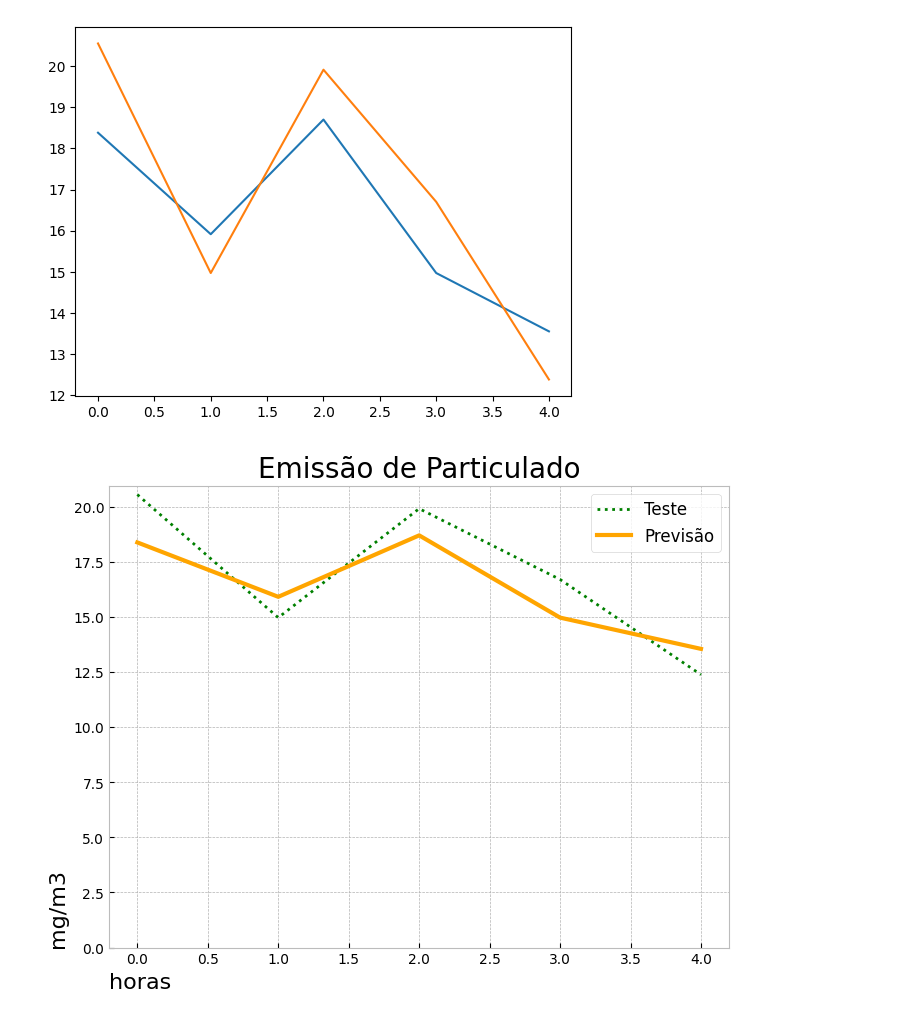
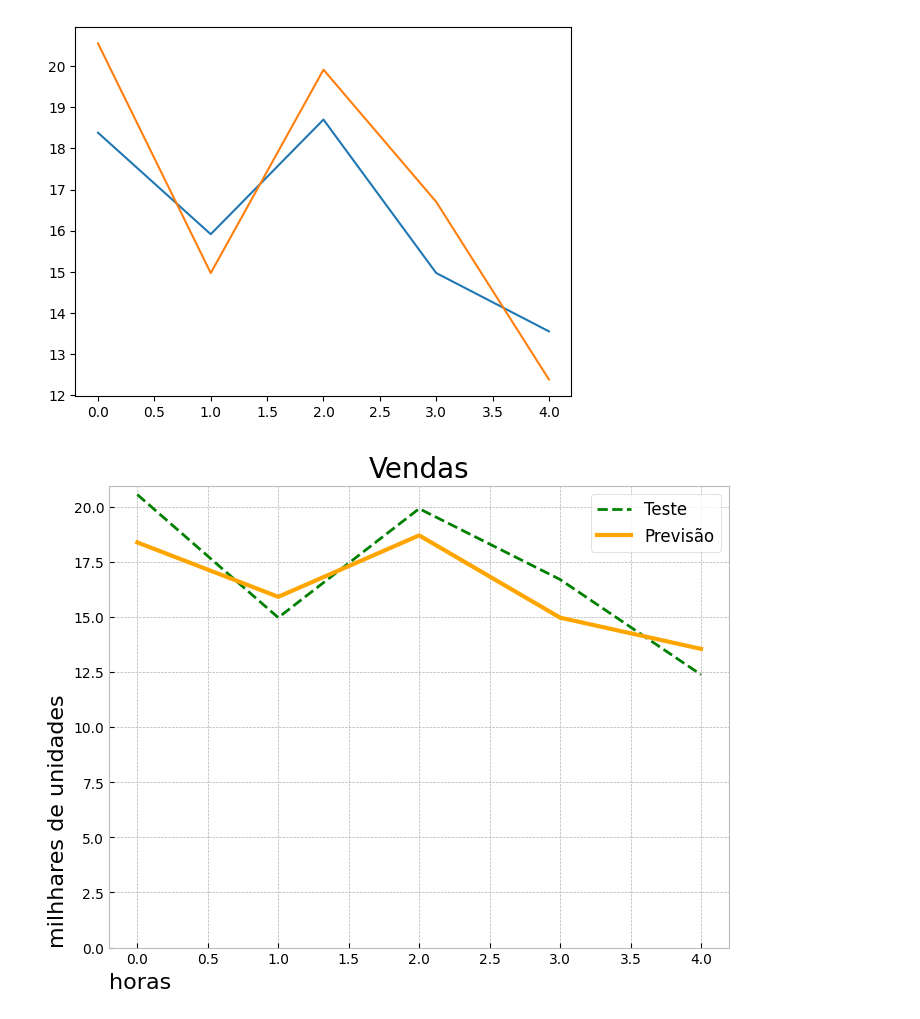
Before and after one commit to marceloperes72/DataViz, a Jupyter notebook: LinePlot.ipynb, the cells around one changed output. Drawn from its saved outputs; the diff is of its cells as text; code cells hidden in the pictures.

```diff
--- a/LinePlot.ipynb
+++ b/LinePlot.ipynb
@@ -26,8 +26,10 @@ def line_plot(previsao,
     plt.title(title_label, fontsize=20)
     # Determina a espessura da linha
     plt.rcParams['lines.linewidth'] = 2
+    #lista de estilos de linha
+    #http://matplotlib.org/1.5.3/api/pyplot_api.html#matplotlib.pyplot.plot
     #Plota a linha com o teste , cor pode ser substituída por hexadecimal - exemplo: #845ec2
-    plt.plot(teste, label=teste_label, color = 'green', linestyle ='dotted')
+    plt.plot(teste, label=teste_label, color = 'green', linestyle ='--')
     #Plota a linha com a previsão , estilos de linha suportados : 'solid', 'dashed', 'dashdot', 'dotted'
     plt.rcParams['lines.linewidth'] = 3
     plt.plot(previsao, label=previsao_label, color = 'orange' , linestyle = 'solid')
@@ -69,5 +71,5 @@ teste = pd.Series(data2)
 # %%
 #função com todos os parametros
-line_plot(previsao,teste,'Previsão','Teste','Emissão de Particulado','horas','mg/m3')
+line_plot(previsao,teste,'Previsão','Teste','Vendas','horas','milhhares de unidades')
 # %% [output]
-[figure, old version]
+[figure, new version]
```
Also changed, not shown: parts of 2 cells of this notebook, 2 other files.
